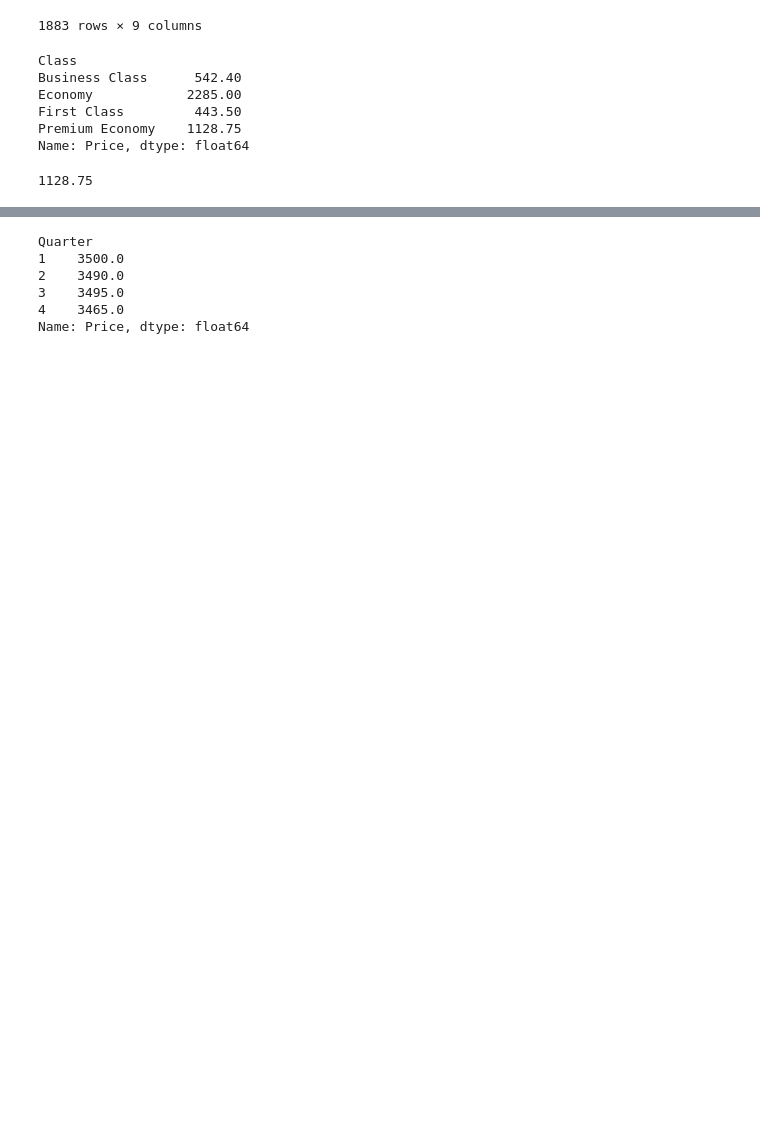
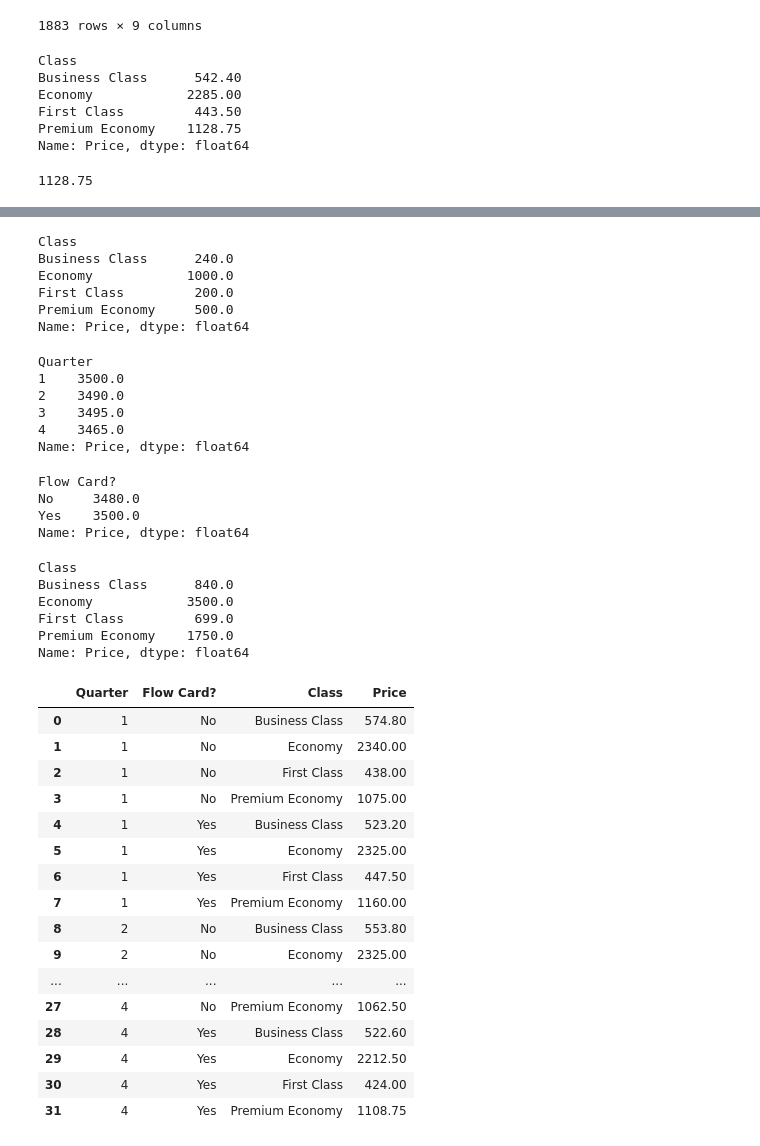
Before and after one commit to RemyRoams/Data-Cleaning-with-Python, a Jupyter notebook: Week_2/Week_2.ipynb, the cells around one changed output, grey strips where cells are left out. Cells and saved outputs as stored; diff of their text form; code cells hidden in the pictures; blank space fills up the shorter version.

```diff
--- a/Week_2/Week_2.ipynb
+++ b/Week_2/Week_2.ipynb
@@ -178 +197,11 @@ df.groupby('Quarter,Flow Card?,Class')['Price'].min()
+# %%
+# Calculate the Minimum price per Class
+df.groupby('Class')['Price'].min()
+# %% [output]
+Class
+Business Class      240.0
+Economy            1000.0
+First Class         200.0
+Premium Economy     500.0
+Name: Price, dtype: float64
 # %%
@@ -186,3 +214,21 @@ Quarter
 3    3495.0
 4    3465.0
 Name: Price, dtype: float64
+# %%
+# Calculate the Maximum price per Flow Card?
+df.groupby('Flow Card?')['Price'].max()
+# %% [output]
+Flow Card?
+No     3480.0
+Yes    3500.0
+Name: Price, dtype: float64
+# %%
+# Calculate the Maximum price per Class
+df.groupby('Class')['Price'].max()
+# %% [output]
+Class
+Business Class      840.0
+Economy            3500.0
+First Class         699.0
+Premium Economy    1750.0
+Name: Price, dtype: float64
@@ -189,4 +240,22 @@ Name: Price, dtype: float64
 # %%
-df.groupby(['Quarter', 'Flow Card?', 'Class'])['Price'].median().reset_index()
-df.groupby(['Quarter', 'Flow Card?', 'Class'])['Price'].min().reset_index()
-df.groupby(['Quarter', 'Flow Card?', 'Class'])['Price'].max().reset_index()
+# Calculate the Median price across Quarter, Flow Card?, and Class
+Median_df = df.groupby(['Quarter', 'Flow Card?', 'Class'])['Price'].median().reset_index()
+Median_df
+# %% [output]
+|  | Quarter | Flow Card? | Class | Price |
+| 0 | 1 | No | Business Class | 574.80 |
+| 1 | 1 | No | Economy | 2340.00 |
+| 2 | 1 | No | First Class | 438.00 |
+| 3 | 1 | No | Premium Economy | 1075.00 |
+| 4 | 1 | Yes | Business Class | 523.20 |
+| 5 | 1 | Yes | Economy | 2325.00 |
+| 6 | 1 | Yes | First Class | 447.50 |
+| 7 | 1 | Yes | Premium Economy | 1160.00 |
+| 8 | 2 | No | Business Class | 553.80 |
+| 9 | 2 | No | Economy | 2325.00 |
+| ... | ... | ... | ... | ... |
+| 27 | 4 | No | Premium Economy | 1062.50 |
+| 28 | 4 | Yes | Business Class | 522.60 |
+| 29 | 4 | Yes | Economy | 2212.50 |
+| 30 | 4 | Yes | First Class | 424.00 |
+| 31 | 4 | Yes | Premium Economy | 1108.75 |
```
Also changed, not shown: parts of 16 cells of this notebook, 1 other file.
